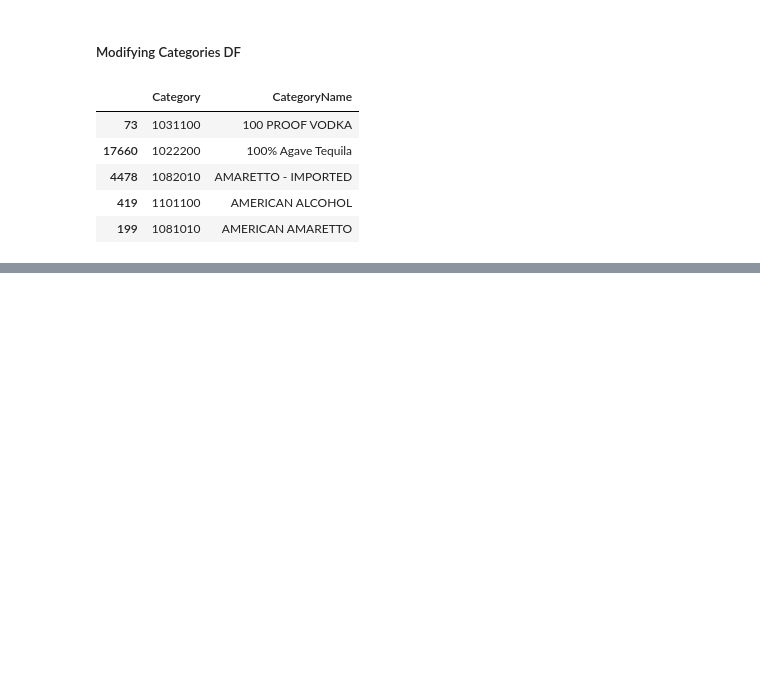
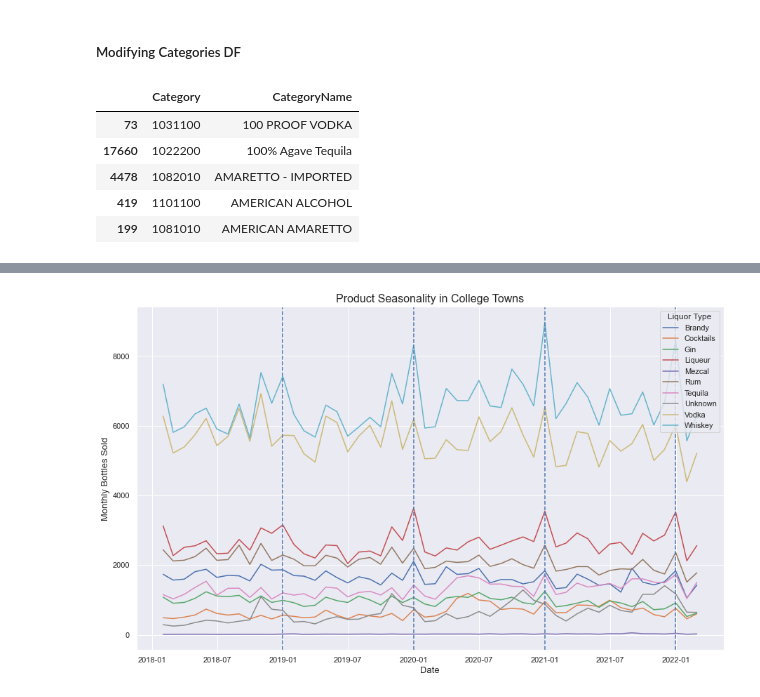
Before and after one commit to douglaju/Iowa-College-Towns-Liquor-Sales, a Jupyter notebook: data_analysis.ipynb, the cells around one changed output, grey strips where cells are left out. Saved outputs shown, nothing was run; the diff lists cells and outputs as text; code cells hidden in the pictures; blank space fills up the shorter version.

```diff
--- a/data_analysis.ipynb
+++ b/data_analysis.ipynb
@@ -268,0 +368,6 @@ categoriesdf.head(60)
+# %%
+#union temp table with store zip df
+temp2 = pd.merge(temp, storezipdf, on='StoreNumber', how='left')
+# %%
+#saves college town transactions in new df
+collegedf = temp2[temp2['ZipCode'].isin(college_zips)]
@@ -268,0 +567,6 @@ categoriesdf.head(60)
+# %%
+#create df for college towns of just date and general category
+collegecattime = collegedf[['Date','GenCategory']]
+# %%
+#group df by date and category and get a count for each kind of alcohol purchased that month
+cct_plot = collegecattime.groupby([pd.Grouper(key='Date', freq='1M'), pd.Grouper('GenCategory')]).size().unstack()
@@ -268,0 +583,14 @@ categoriesdf.head(60)
+# %%
+#create plot over time of product seasonality
+plt.figure(figsize=(15,9))
+plt.plot(cct_plot)
+plt.title('Product Seasonality in College Towns', fontsize=16)
+plt.xlabel('Date', fontsize=13)
+plt.ylabel('Monthly Bottles Sold', fontsize=13)
+plt.legend(title='Liquor Type', labels=['Brandy','Cocktails','Gin','Liqueur','Mezcal','Rum','Tequila','Unknown','Vodka','Whiskey'])
+
+#add vertical lines for Dec 31st every year
+for i in range(2018,2022):
+    plt.axvline(dt.datetime(i,12,31),linestyle='--')
+# %% [output]
+[figure, added]
```
Also changed, not shown: parts of 178 cells of this notebook.
